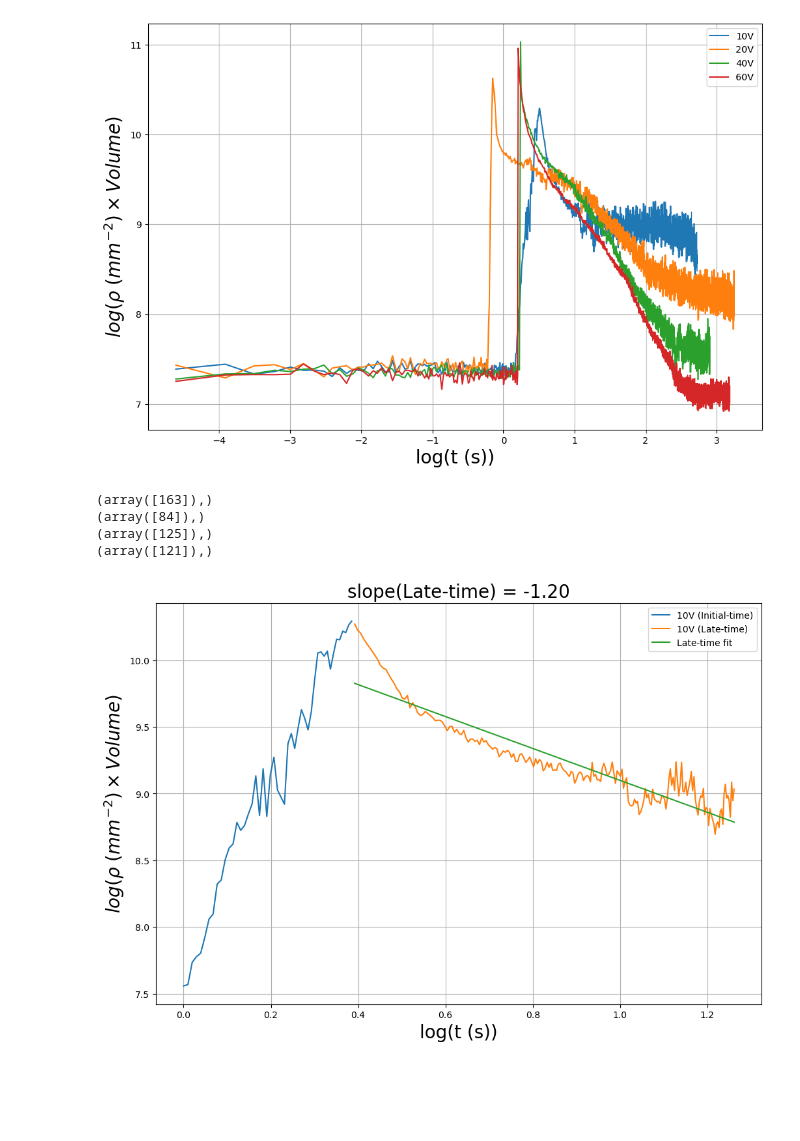
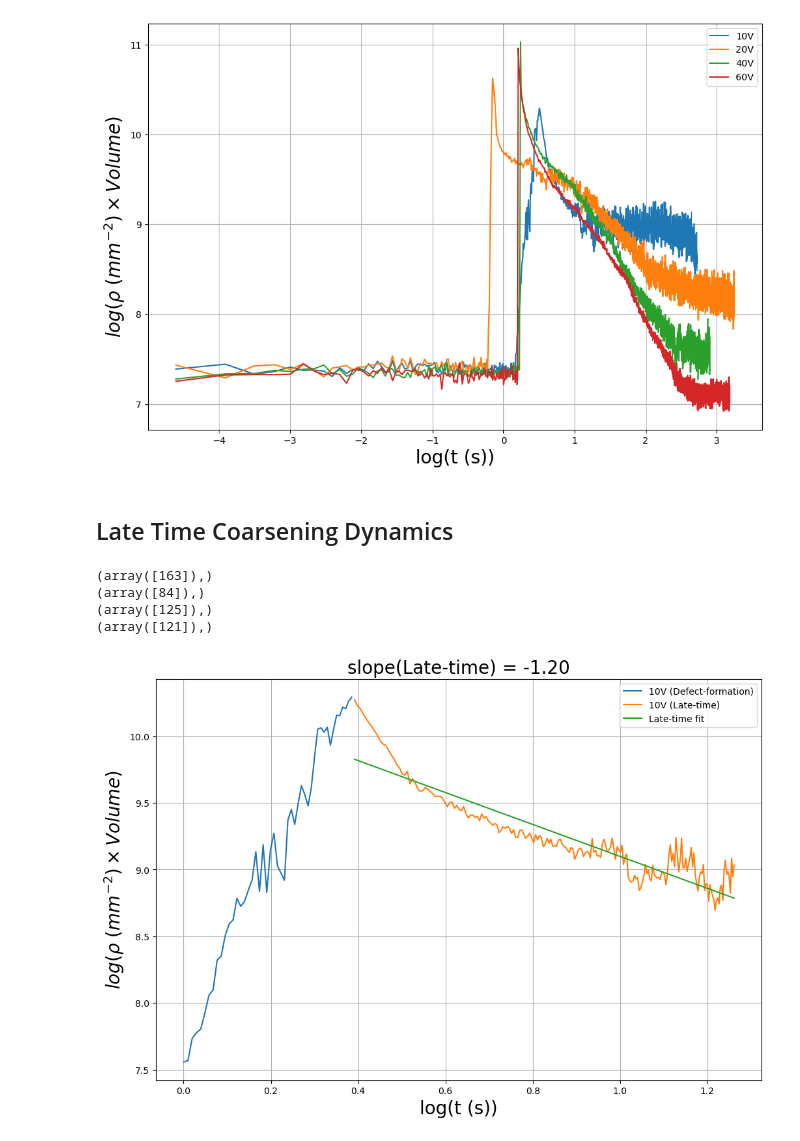
Before and after one commit to mandal-anik10/SLP-CosmoWithLCs, a Jupyter notebook: notebooks/late_time_dyn.ipynb, the cells around one changed output. Cells and saved outputs as stored; diff of their text form; code cells hidden in the pictures; blank space fills up the shorter version.

```diff
--- a/notebooks/late_time_dyn.ipynb
+++ b/notebooks/late_time_dyn.ipynb
@@ -32,6 +32,8 @@ plt.legend()
 plt.savefig('../figs/raw-combind-rho_dyn.png')
 # %% [output]
 [figure]
+# %% [markdown]
+## Late Time Coarsening Dynamics
 # %%
 print(np.where(np.log(S_dyn_10[:]) == np.max(np.log(S_dyn_10[:]))))
 print(np.where(np.log(S_dyn_20[:]) == np.max(np.log(S_dyn_20[:]))))
@@ -45,23 +47,23 @@ print(np.where(np.log(S_dyn_60[:]) == np.max(np.log(S_dyn_60[:]))))
 # %%
 fig = plt.figure(figsize=(12, 8))
 
 a, b, c = 117, 164, 368
 t_10_ = t_10 - (t_10[a] -1)
-plt.plot(np.log(t_10_[a:b]), np.log(S_dyn_10[a:b]), label = '10V (Initial-time)')
+plt.plot(np.log(t_10_[a:b]), np.log(S_dyn_10[a:b]), label = '10V (Defect-formation)')
 plt.plot(np.log(t_10_[b:c]), np.log(S_dyn_10[b:c]), label = '10V (Late-time)')
 
 slope_, intersect_ = np.polyfit(np.log(t_10_[b:c]), np.log(S_dyn_10[b:c]), deg=1)
 plt.title('slope(Late-time) = {:.2f}'.format(slope_))
 plt.plot(np.log(t_10_[b:c]), slope_ * np.log(t_10_[b:c]) + intersect_, label = 'Late-time fit')
 
 
 plt.grid()
 plt.xlabel('log(t (s))')
 plt.ylabel(r'$log(\rho\ (mm^{-2}) \times Volume)$')
 plt.legend()
 plt.savefig('../figs/10V-rho_dyn.png')
 # %% [output]
-[figure, old version]
+[figure, new version]
 # %%
 fig = plt.figure(figsize=(12, 8))
 
```
Also changed, not shown: parts of 4 cells of this notebook, 11 other files.
